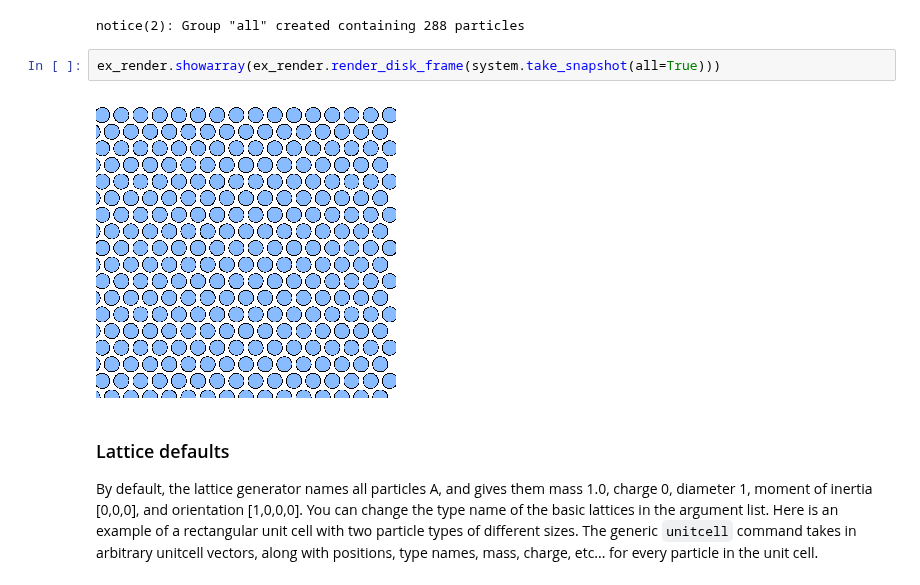
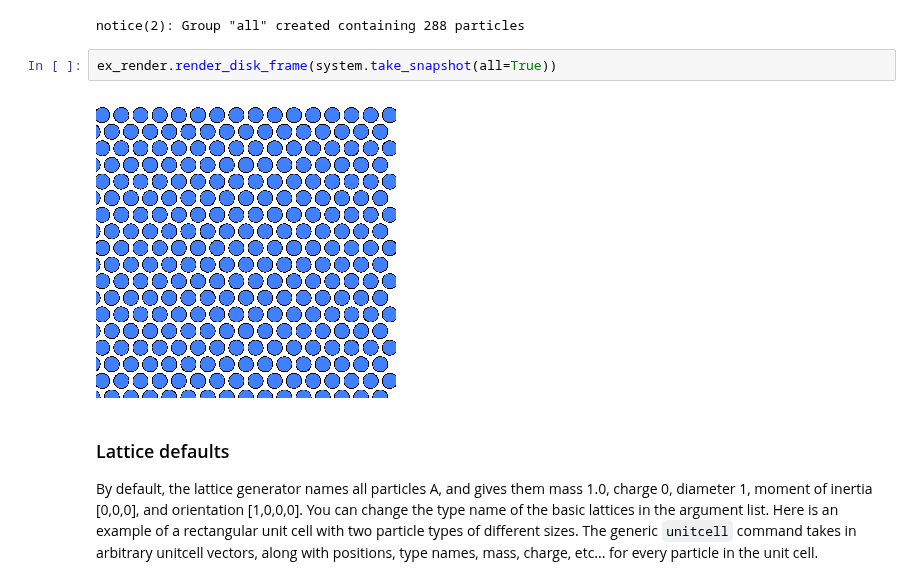
Before and after one commit to glotzerlab/hoomd-examples, a Jupyter notebook: basic/Create Lattice.ipynb, the cells around one changed output. Cells and saved outputs as stored; diff of their text form.

```diff
--- a/basic/Create Lattice.ipynb
+++ b/basic/Create Lattice.ipynb
@@ -50,9 +36,9 @@ system = hoomd.init.create_lattice(unitcell=hoomd.lattice.hex(a=1.2), n=[16, 9])
 # %% [output]
 notice(2): Group "all" created containing 288 particles
 # %%
-ex_render.showarray(ex_render.render_disk_frame(system.take_snapshot(all=True)))
+ex_render.render_disk_frame(system.take_snapshot(all=True))
 # %% [output]
-[figure, old version]
+[figure, new version]
 # %% [markdown]
 ### Lattice defaults
 
```
Also changed, not shown: parts of 4 cells of this notebook, 30 other files.
